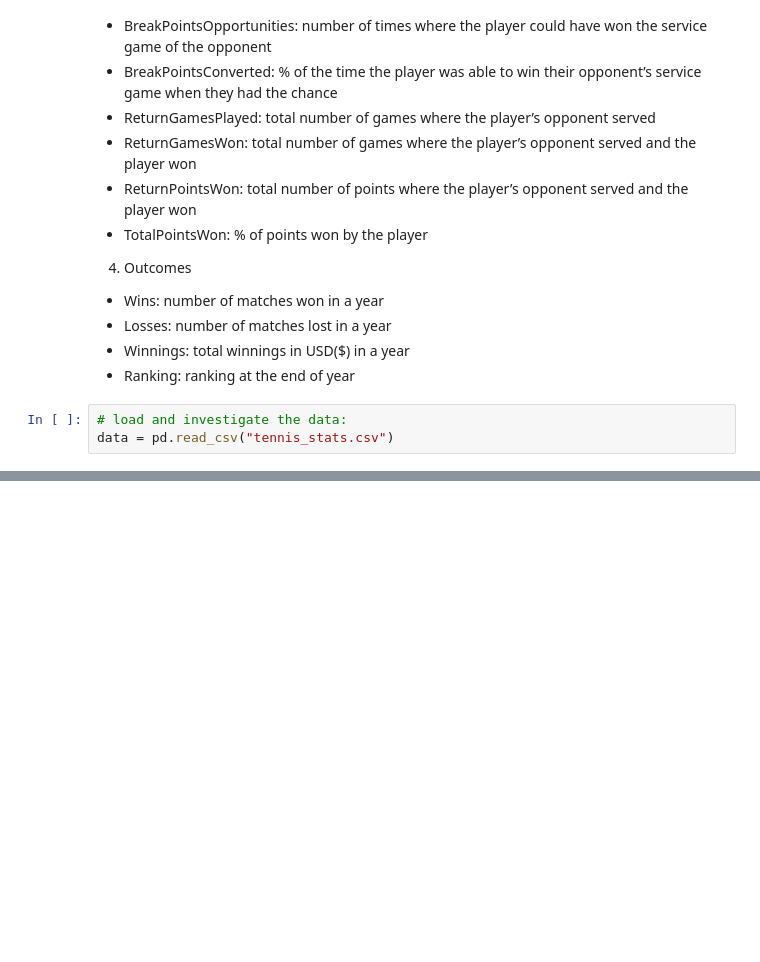
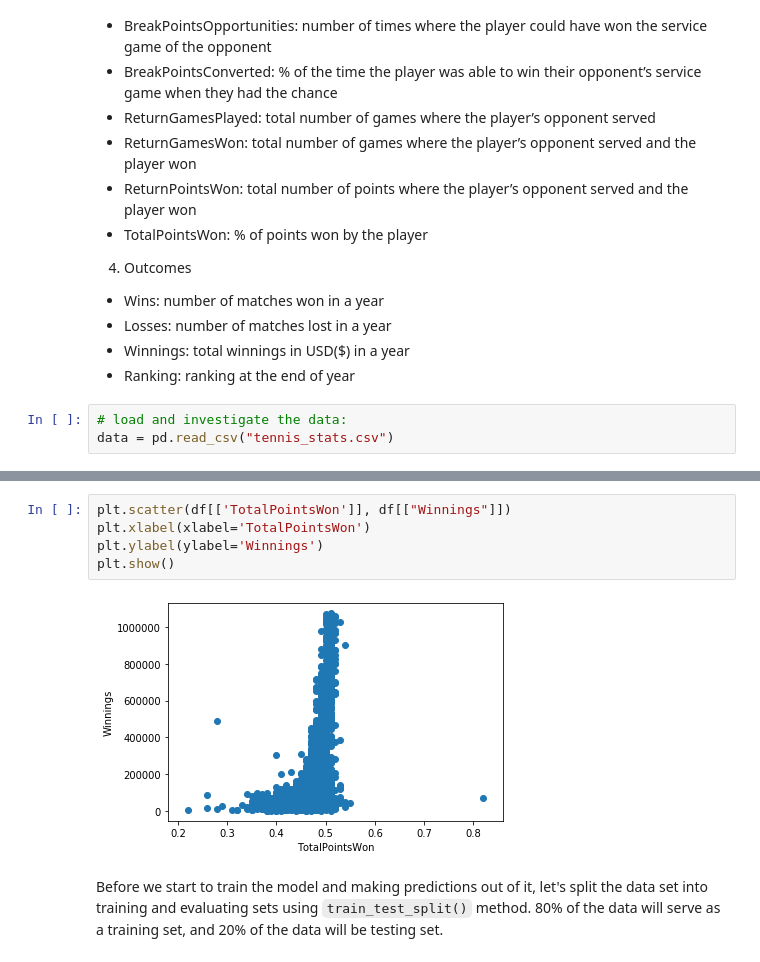
Before and after one commit to olgOk/Tennis-Ace, a Jupyter notebook: TennisAce.ipynb, the cells around one changed output, grey strips where cells are left out. Saved outputs shown, nothing was run; the diff lists cells and outputs as text; blank space fills up the shorter version.

````diff
--- a/TennisAce.ipynb
+++ b/TennisAce.ipynb
@@ -88,0 +105,9 @@ df.head()
+# %%
+plt.scatter(df[['TotalPointsWon']], df[["Winnings"]])
+plt.xlabel(xlabel='TotalPointsWon')
+plt.ylabel(ylabel='Winnings')
+plt.show()
+# %% [output]
+[figure, added]
+# %% [markdown]
+Before we start to train the model and making predictions out of it, let's split the data set into training and evaluating sets using ``` train_test_split() ``` method. 80% of the data will serve as a training set, and 20% of the data will be testing set.
````
Also changed, not shown: parts of 9 cells of this notebook.
